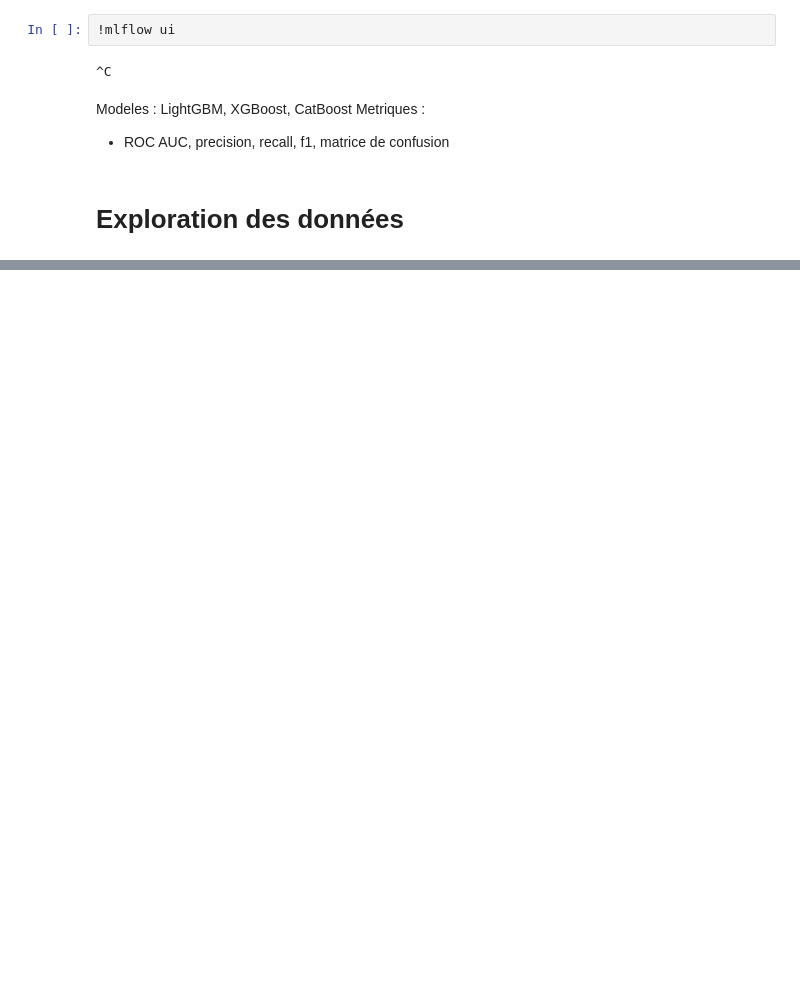
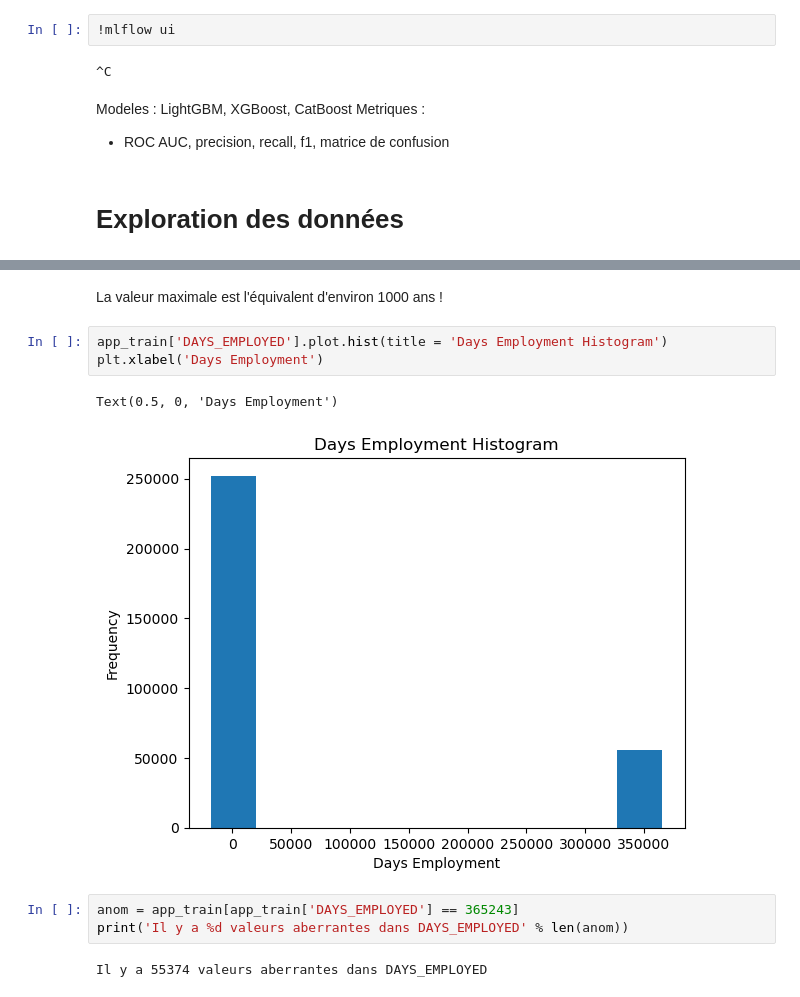
Before and after one commit to Medjatt/Credit_default_risk, a Jupyter notebook: scoring_model.ipynb, the cells around one changed output, grey strips where cells are left out. Cells and saved outputs as stored; diff of their text form; blank space fills up the shorter version.

```diff
--- a/scoring_model.ipynb
+++ b/scoring_model.ipynb
@@ -80,0 +286,13 @@ Metriques :
+# %% [markdown]
+La valeur maximale est l'équivalent d'environ 1000 ans !
+# %%
+app_train['DAYS_EMPLOYED'].plot.hist(title = 'Days Employment Histogram')
+plt.xlabel('Days Employment')
+# %% [output]
+Text(0.5, 0, 'Days Employment')
+[figure, added]
+# %%
+anom = app_train[app_train['DAYS_EMPLOYED'] == 365243]
+print('Il y a %d valeurs aberrantes dans DAYS_EMPLOYED' % len(anom))
+# %% [output]
+Il y a 55374 valeurs aberrantes dans DAYS_EMPLOYED
```
Also changed, not shown: parts of 90 cells of this notebook.
